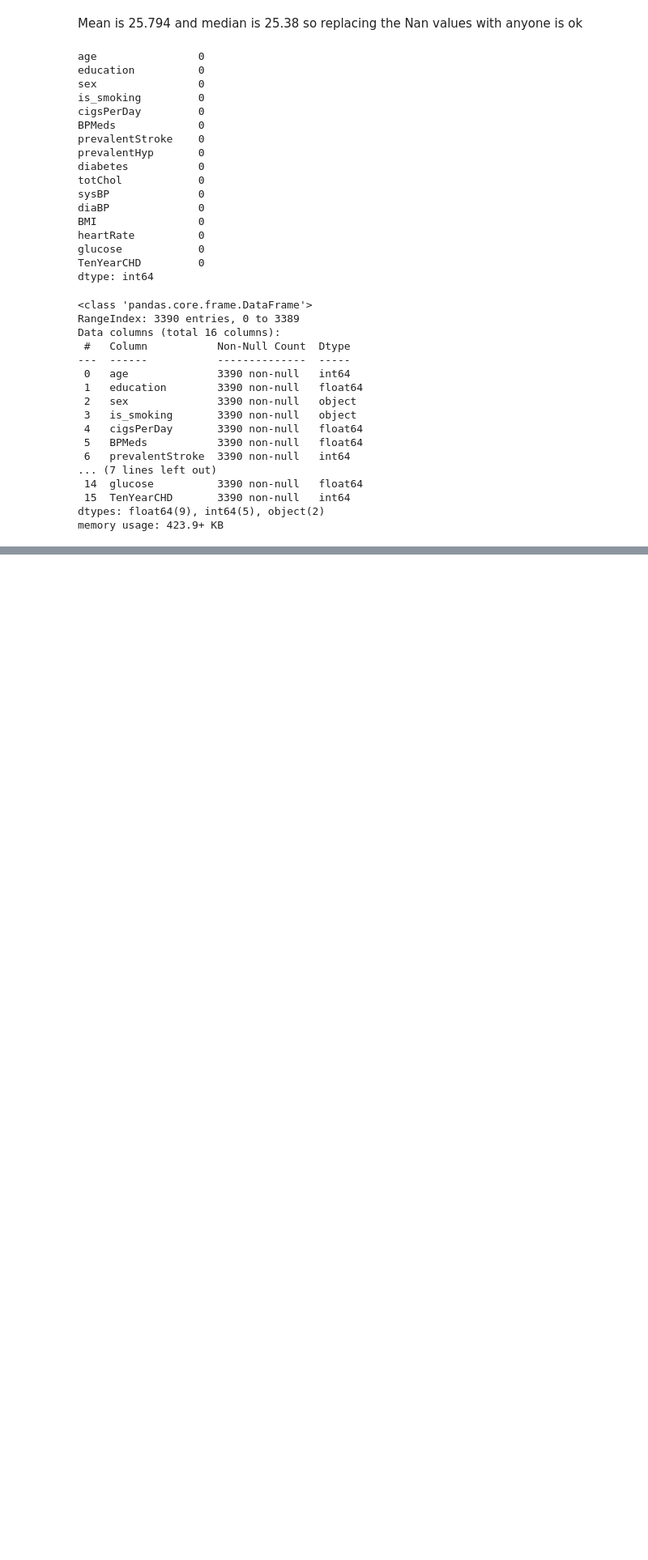
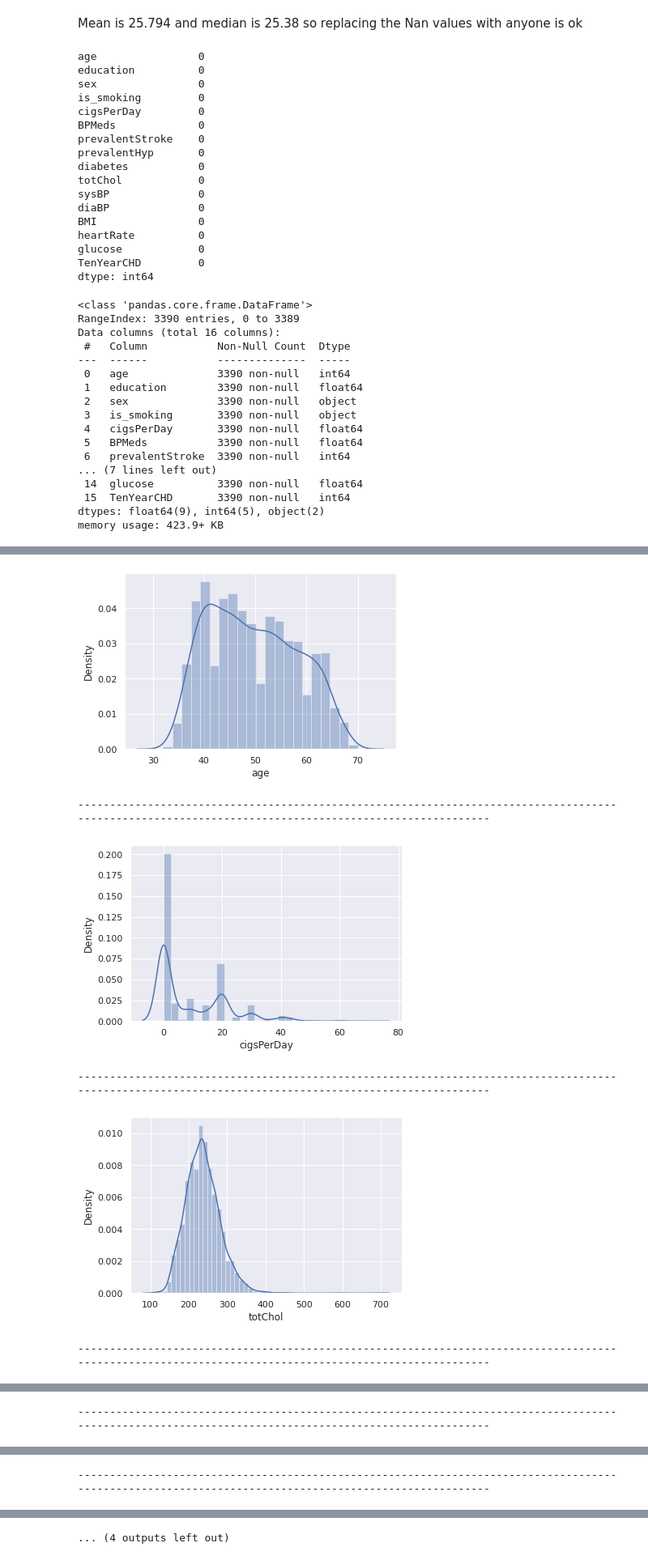
Before and after one commit to rsonar821/Classification-Capstone-Project, a Jupyter notebook: Cardiovascular_Risk_Prediction.ipynb, the cells around one changed output, grey strips where cells are left out. Shown: that part at 81% size. Drawn from its saved outputs; the diff is of its cells as text; code cells hidden in the pictures; blank space fills up the shorter version.

```diff
--- a/Cardiovascular_Risk_Prediction.ipynb
+++ b/Cardiovascular_Risk_Prediction.ipynb
@@ -221,0 +235,11 @@ df.describe()
+# %%
+for variables in continuous_variables:
+  plt.show(sns.distplot(df[variables]))
+  print('---'*50)
+# %% [output]
+[figure, added]
+------------------------------------------------------------------------------------------------------------------------------------------------------
+[figure, added]
+------------------------------------------------------------------------------------------------------------------------------------------------------
+[figure, added]
+------------------------------------------------------------------------------------------------------------------------------------------------------
@@ -221,0 +247 @@ df.describe()
+------------------------------------------------------------------------------------------------------------------------------------------------------
@@ -221,0 +249 @@ df.describe()
+------------------------------------------------------------------------------------------------------------------------------------------------------
@@ -221,0 +252 @@ df.describe()
+... (4 outputs left out)
```
Also changed, not shown: parts of 14 cells of this notebook.
